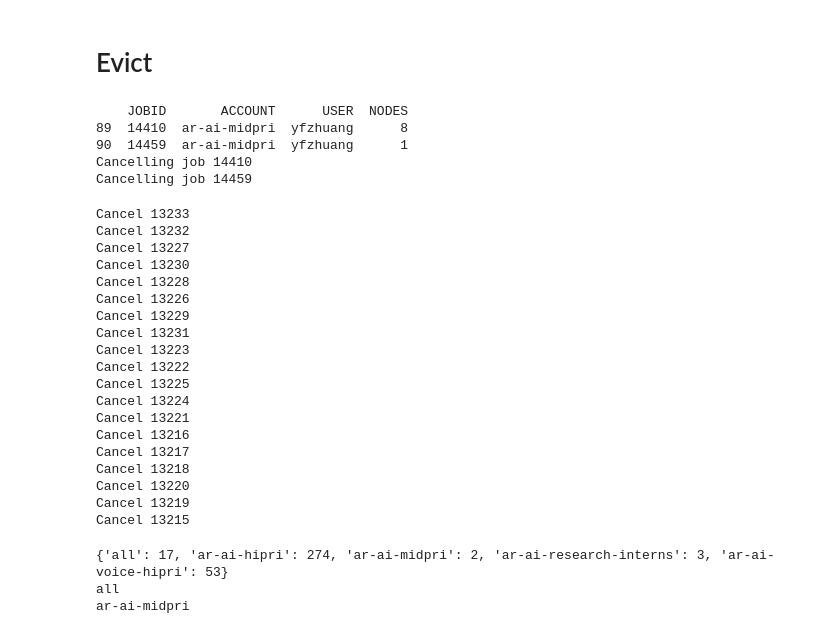
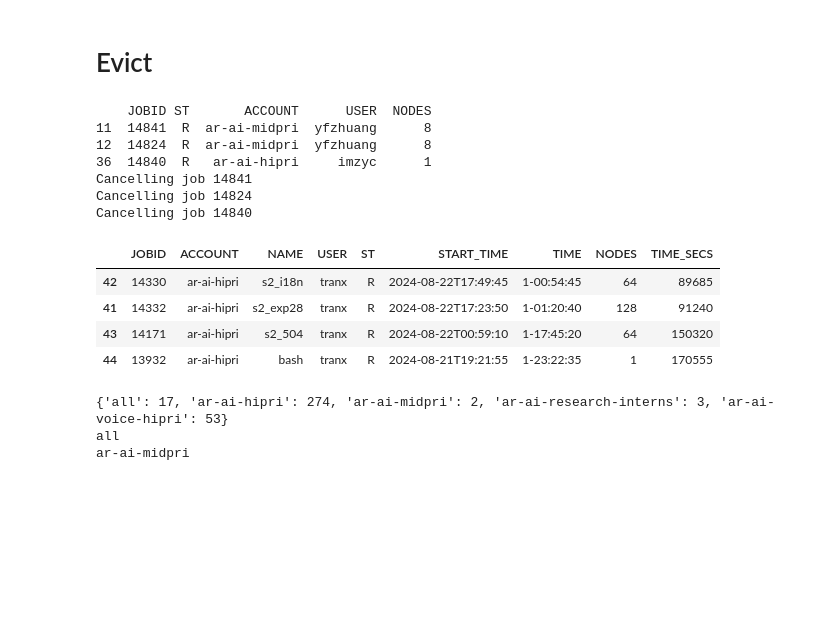
Before and after one commit to harrytranx/experiments, a Jupyter notebook: training_admin.ipynb, the cells around one changed output. Cells and saved outputs as stored; diff of their text form; code cells hidden in the pictures; blank space fills up the shorter version.

```diff
--- a/training_admin.ipynb
+++ b/training_admin.ipynb
@@ -45,7 +49,7 @@ q = sl.get_queue()
 q = q[q.USER.isin(interns)]
 q = q[~q.ACCOUNT.isin(['ar-ai-research-interns', 'ar-ai-voice-hipri'])]
 
-print(q[['JOBID', 'ACCOUNT', 'USER', 'NODES']])
+print(q[['JOBID', 'ST', 'ACCOUNT', 'USER', 'NODES']])
 
 for j in list(q.JOBID):
     print(f"Cancelling job {j}")
@@ -53,8 +57,10 @@ for j in list(q.JOBID):
 
 # time.sleep(30)
 # %% [output]
-    JOBID       ACCOUNT      USER  NODES
-89  14410  ar-ai-midpri  yfzhuang      8
-90  14459  ar-ai-midpri  yfzhuang      1
-Cancelling job 14410
-Cancelling job 14459
+    JOBID ST       ACCOUNT      USER  NODES
+11  14841  R  ar-ai-midpri  yfzhuang      8
+12  14824  R  ar-ai-midpri  yfzhuang      8
+36  14840  R   ar-ai-hipri     imzyc      1
+Cancelling job 14841
+Cancelling job 14824
+Cancelling job 14840
@@ -61,31 +69,20 @@ Cancelling job 14459
 # %%
 # evic me
-# q = sl.get_recent_queue('ar-ai-hipri')
-# q = q[q.USER == 'tranx']
+q = sl.get_recent_queue('ar-ai-hipri')
+q = q[q.USER == 'tranx']
+# q = q[q.ST == 'RH']
+q
+# for _, job in q.iterrows():
 # for j in q.JOBID:
 #     if j != '12811':
 #         utils.get_bash_output(f"scancel {j}")
 #         print(f"Cancel {j}")
 # %% [output]
-Cancel 13233
-Cancel 13232
-Cancel 13227
-Cancel 13230
-Cancel 13228
-Cancel 13226
-Cancel 13229
-Cancel 13231
-Cancel 13223
-Cancel 13222
-Cancel 13225
-Cancel 13224
-Cancel 13221
-Cancel 13216
-Cancel 13217
-Cancel 13218
-Cancel 13220
-Cancel 13219
-Cancel 13215
+|  | JOBID | ACCOUNT | NAME | USER | ST | START_TIME | TIME | NODES | TIME_SECS |
+| 42 | 14330 | ar-ai-hipri | s2_i18n | tranx | R | 2024-08-22T17:49:45 | 1-00:54:45 | 64 | 89685 |
+| 41 | 14332 | ar-ai-hipri | s2_exp28 | tranx | R | 2024-08-22T17:23:50 | 1-01:20:40 | 128 | 91240 |
+| 43 | 14171 | ar-ai-hipri | s2_504 | tranx | R | 2024-08-22T00:59:10 | 1-17:45:20 | 64 | 150320 |
+| 44 | 13932 | ar-ai-hipri | bash | tranx | R | 2024-08-21T19:21:55 | 1-23:22:35 | 1 | 170555 |
 # %%
 q = sl.get_queue_summary()
 running = {}
```
Also changed, not shown: parts of 2 cells of this notebook, 7 other files.
